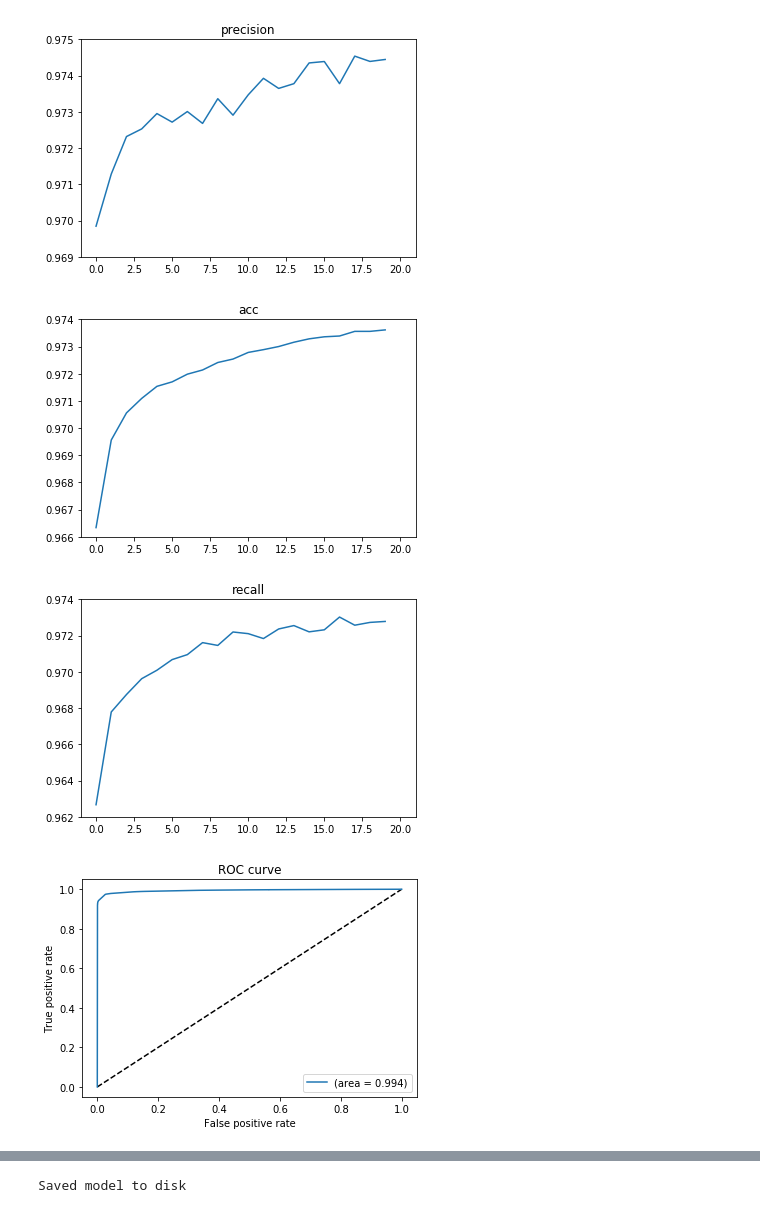
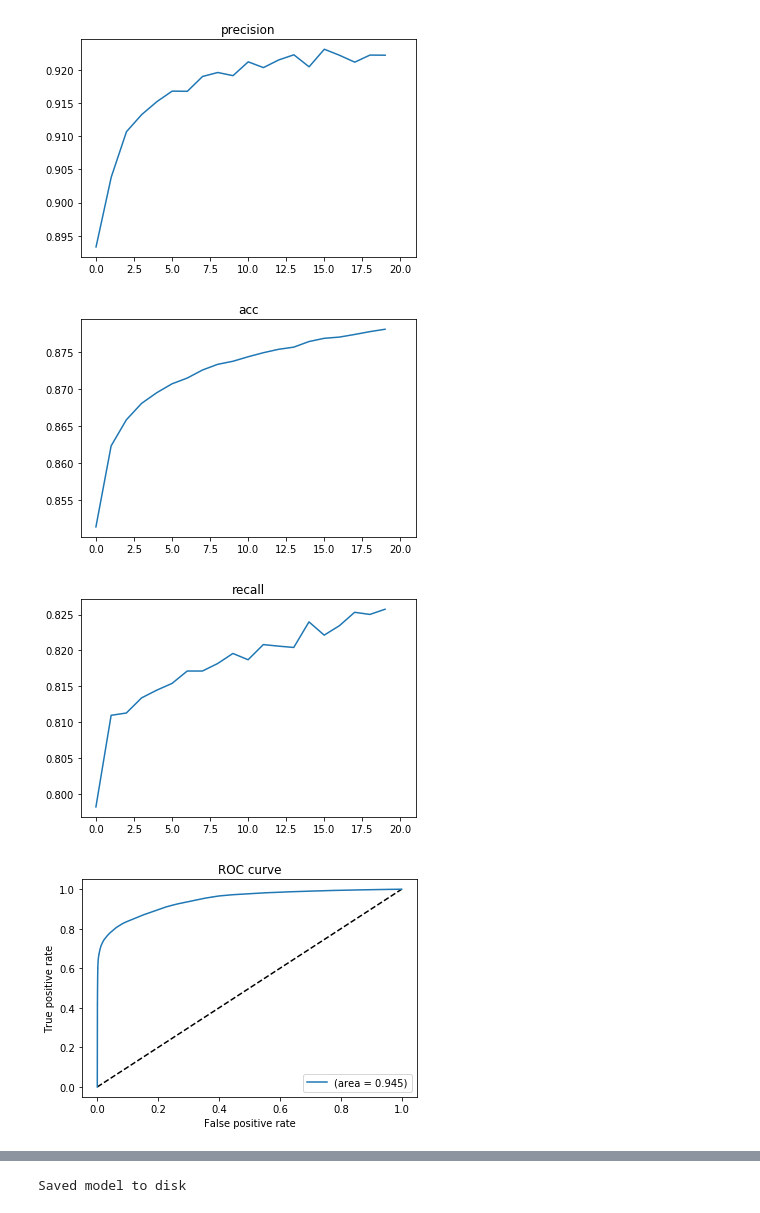
Before and after one commit to mohibeyki/bot-detection-sample, a Jupyter notebook: tf-idf.ipynb, the cells around one changed output, grey strips where cells are left out. Cells and saved outputs as stored; diff of their text form; code cells hidden in the pictures.

Commit message:
tfidf finished, done lstm-c

```diff
--- a/tf-idf.ipynb
+++ b/tf-idf.ipynb
@@ -72,9 +74,9 @@ model.add(Dense(512,input_shape=(100,), activation='relu'))
 model.add(Dropout(0.2))
 model.add(Dense(512, activation='relu'))
 model.add(Dropout(0.2))
-model.add(Dense(512,input_shape=(100,), activation='relu'))
+model.add(Dense(512, activation='relu'))
 model.add(Dropout(0.2))
-model.add(Dense(512,input_shape=(100,), activation='relu'))
+model.add(Dense(512, activation='relu'))
 model.add(Dropout(0.2))
 model.add(Dense(256, activation='relu'))
 model.add(Dropout(0.2))
@@ -135,27 +137,24 @@ Epoch 20/20
 # %%
 plt.xlim(left=-1, right=21)
-plt.ylim(bottom=0.969, top=0.975)
 plt.title('precision')
 plt.plot(history.history['precision'], label='train')
-plt.savefig('tfidf-s-1/precision.svg')
+plt.savefig('tfidf-c/precision.svg')
 # %% [output]
-[figure, old version]
+[figure, new version]
 # %%
 plt.xlim(left=-1, right=21)
-plt.ylim(bottom=0.966, top=0.974)
 plt.title('acc')
 plt.plot(history.history['acc'], label='train')
-plt.savefig('tfidf-s-1/accuracy.svg')
+plt.savefig('tfidf-c/accuracy.svg')
 # %% [output]
-[figure, old version]
+[figure, new version]
 # %%
 plt.xlim(left=-1, right=21)
-plt.ylim(bottom=0.962, top=0.974)
 plt.title('recall')
 plt.plot(history.history['recall'], label='train')
-plt.savefig('tfidf-s-1/recall.svg')
+plt.savefig('tfidf-c/recall.svg')
 # %% [output]
-[figure, old version]
+[figure, new version]
 # %%
 y_pred = model.predict(test_tfidf_mat).ravel()
 fpr, tpr, threshold = roc_curve(y_test, y_pred)
@@ -167,9 +166,9 @@ plt.xlabel('False positive rate')
 plt.ylabel('True positive rate')
 plt.title('ROC curve')
 plt.legend(loc='best')
-plt.savefig('tfidf-s-1/roc.svg')
+plt.savefig('tfidf-c/roc.svg')
 # %% [output]
-[figure, old version]
+[figure, new version]
 # %%
 score, acc, p, r = model.evaluate(test_tfidf_mat, y_test)
 print('score:', score)
```
Also changed, not shown: parts of 7 cells of this notebook, 26 other files.
